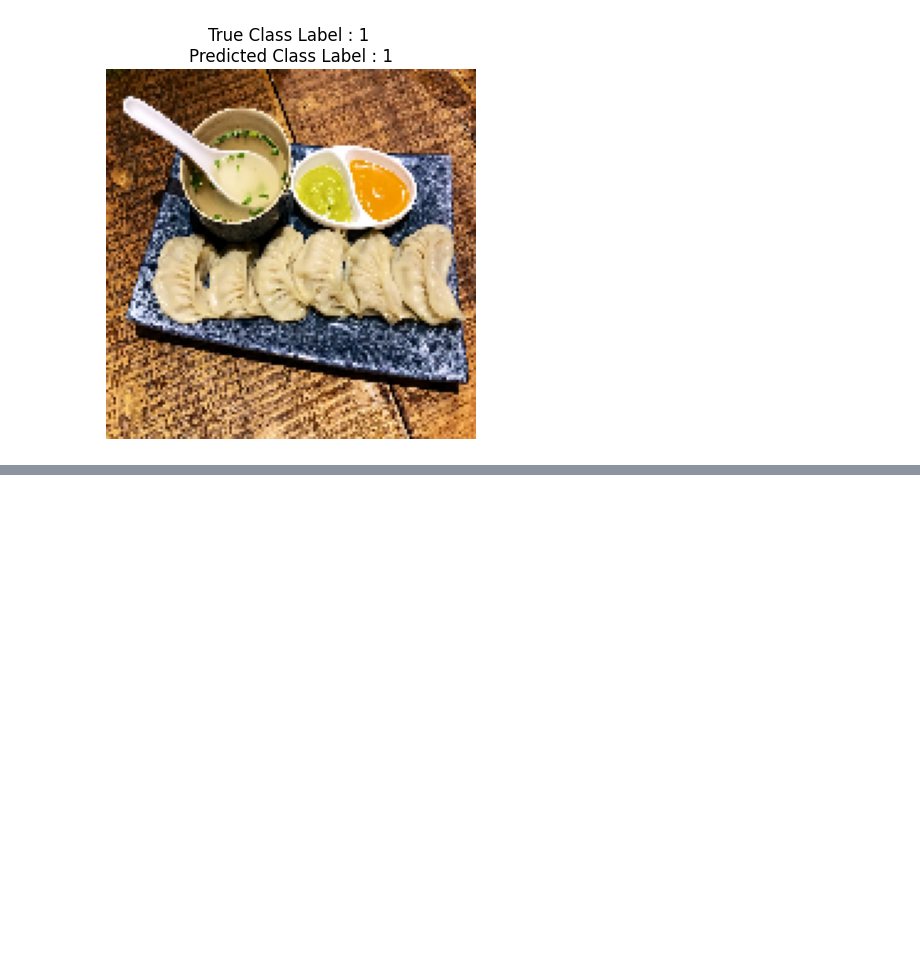
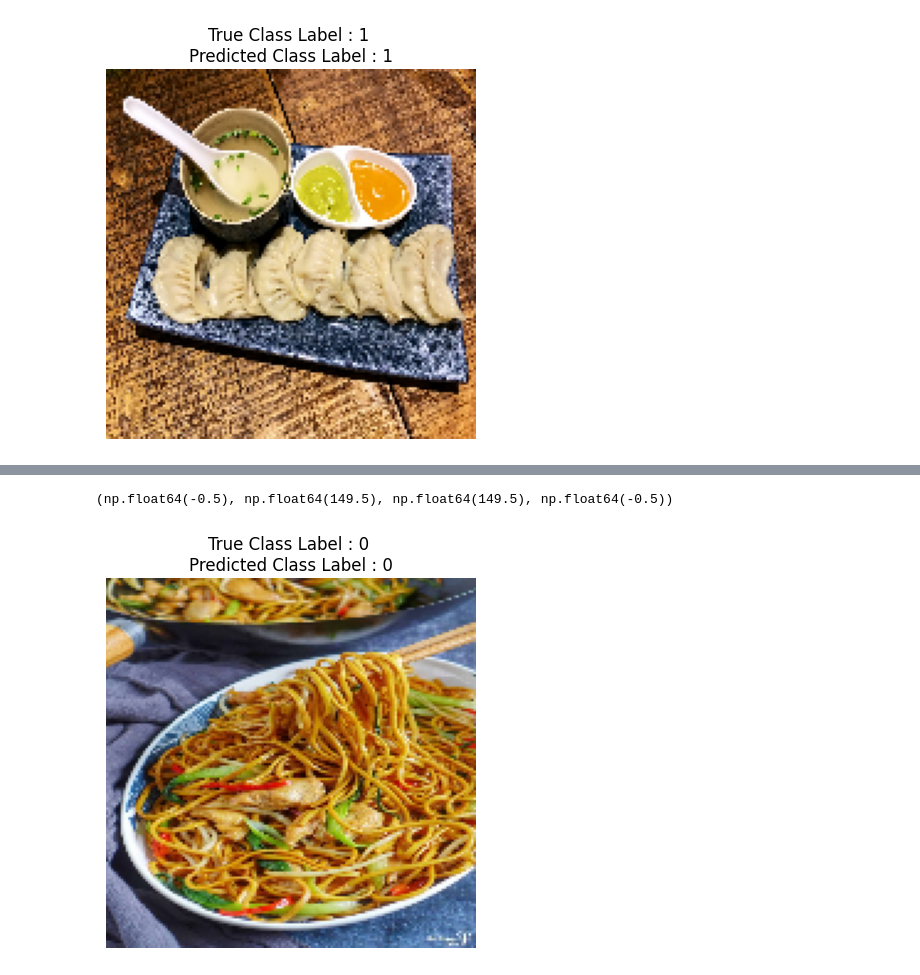
Before and after one commit to jin-raii/Handwritten-digits-using-Deep-Learning, a Jupyter notebook: momo_and_chowmein_classification.ipynb, the cells around one changed output, grey strips where cells are left out. Drawn from its saved outputs; the diff is of its cells as text; code cells hidden in the pictures; blank space fills up the shorter version.

Commit message:
predicted Chowmein picture

```diff
--- a/momo_and_chowmein_classification.ipynb
+++ b/momo_and_chowmein_classification.ipynb
@@ -269,0 +272,3 @@ plt.axis('off')
+# %%
+chowmein = prepare_image('/content/drive/MyDrive/dataset/chowmein.jpg')
+chowmein.shape
@@ -269,0 +282,5 @@ plt.axis('off')
+# %%
+plt.imshow(chowmein[0])
+plt.title(f'True Class Label : {train_generator.class_indices["chowmein"]} \nPredicted Class Label : {np.argmax(my_model.predict(chowmein))}')
+plt.axis('off')
+# %% [output]
@@ -269,0 +288,2 @@ plt.axis('off')
+(np.float64(-0.5), np.float64(149.5), np.float64(149.5), np.float64(-0.5))
+[figure, added]
```
Also changed, not shown: parts of 4 cells of this notebook.
